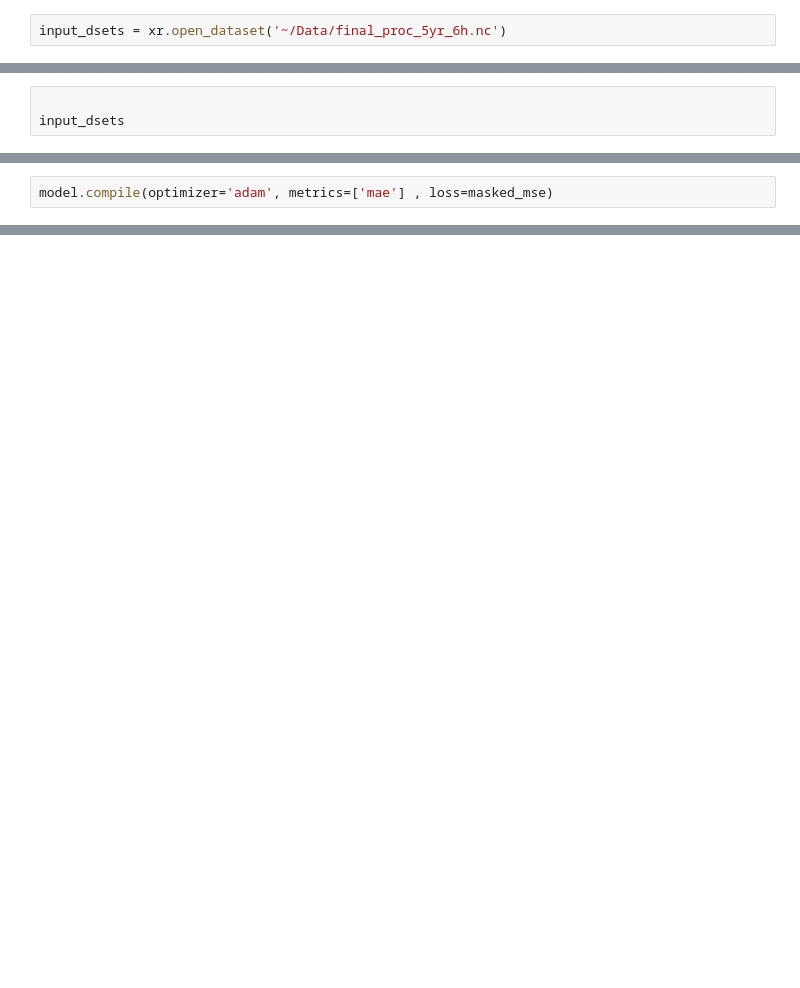
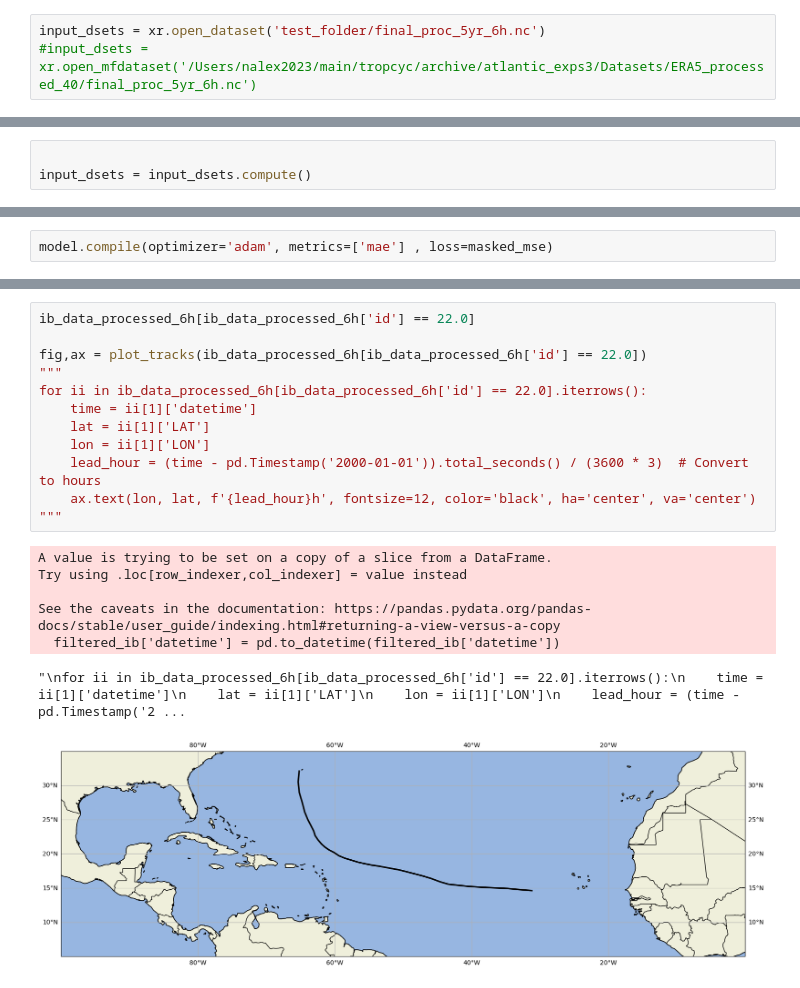
Before and after one commit to ProjectPythia/ml-hurricane-intensity, a Jupyter notebook: test_folder/preprocess_pilot.ipynb, the cells around one changed output, grey strips where cells are left out. Cells and saved outputs as stored; diff of their text form; blank space fills up the shorter version.

```diff
--- a/test_folder/preprocess_pilot.ipynb
+++ b/test_folder/preprocess_pilot.ipynb
@@ -13,2 +31,3 @@ import glob
 # %%
-input_dsets = xr.open_dataset('~/Data/final_proc_5yr_6h.nc')
+input_dsets = xr.open_dataset('test_folder/final_proc_5yr_6h.nc')
+#input_dsets = xr.open_mfdataset('/Users/nalex2023/main/tropcyc/archive/atlantic_exps3/Datasets/ERA5_processed_40/final_proc_5yr_6h.nc')
@@ -23,7 +46,7 @@ input_dsets['cor_params'] = xr.DataArray(cor_parms,
                                             ).broadcast_like(input_dsets['r'])
 # %%
 
-input_dsets
+input_dsets = input_dsets.compute()
 # %% [markdown]
 ## Read in IBTRACKS data
 # %%
@@ -496,0 +768,20 @@ predict_x = model.predict(x_test_scaled)
+# %%
+ib_data_processed_6h[ib_data_processed_6h['id'] == 22.0]
+
+fig,ax = plot_tracks(ib_data_processed_6h[ib_data_processed_6h['id'] == 22.0])
+"""
+for ii in ib_data_processed_6h[ib_data_processed_6h['id'] == 22.0].iterrows():
+    time = ii[1]['datetime']
+    lat = ii[1]['LAT']
+    lon = ii[1]['LON']
+    lead_hour = (time - pd.Timestamp('2000-01-01')).total_seconds() / (3600 * 3)  # Convert to hours
+    ax.text(lon, lat, f'{lead_hour}h', fontsize=12, color='black', ha='center', va='center')
+"""
+# %% [output]
+A value is trying to be set on a copy of a slice from a DataFrame.
+Try using .loc[row_indexer,col_indexer] = value instead
+
+See the caveats in the documentation: https://pandas.pydata.org/pandas-docs/stable/user_guide/indexing.html#returning-a-view-versus-a-copy
+  filtered_ib['datetime'] = pd.to_datetime(filtered_ib['datetime'])
+"\nfor ii in ib_data_processed_6h[ib_data_processed_6h['id'] == 22.0].iterrows():\n    time = ii[1]['datetime']\n    lat = ii[1]['LAT']\n    lon = ii[1]['LON']\n    lead_hour = (time - pd.Timestamp('2 ...
+[figure, added]
```
Also changed, not shown: parts of 35 cells of this notebook, 4 other files.
